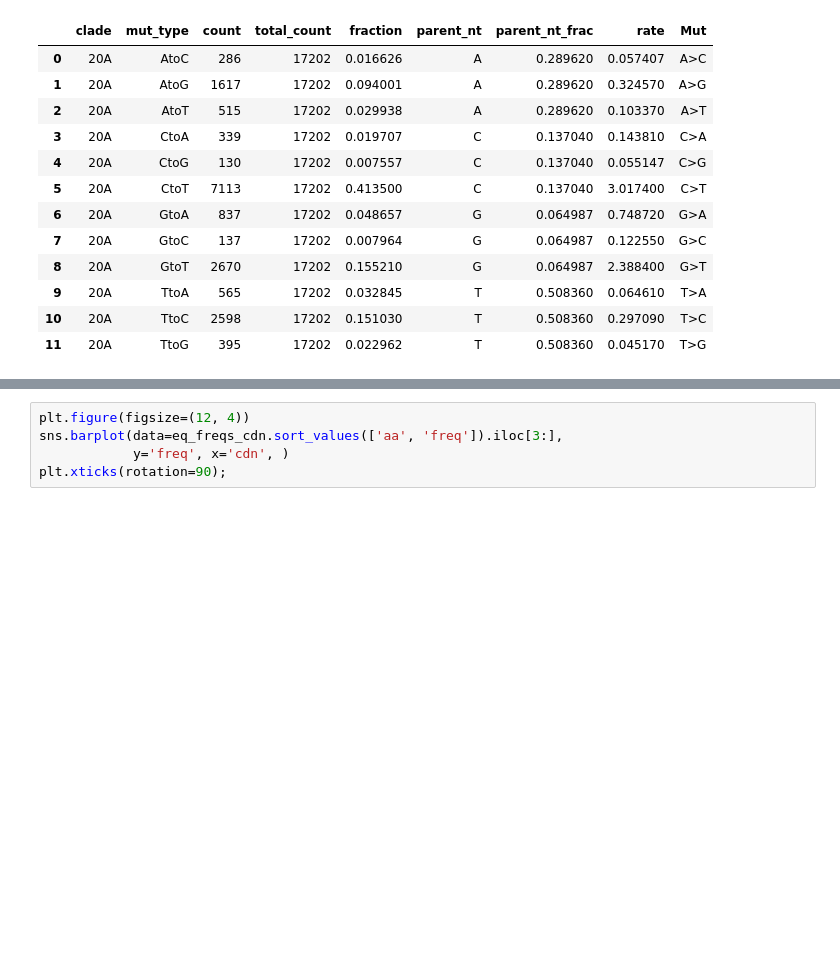
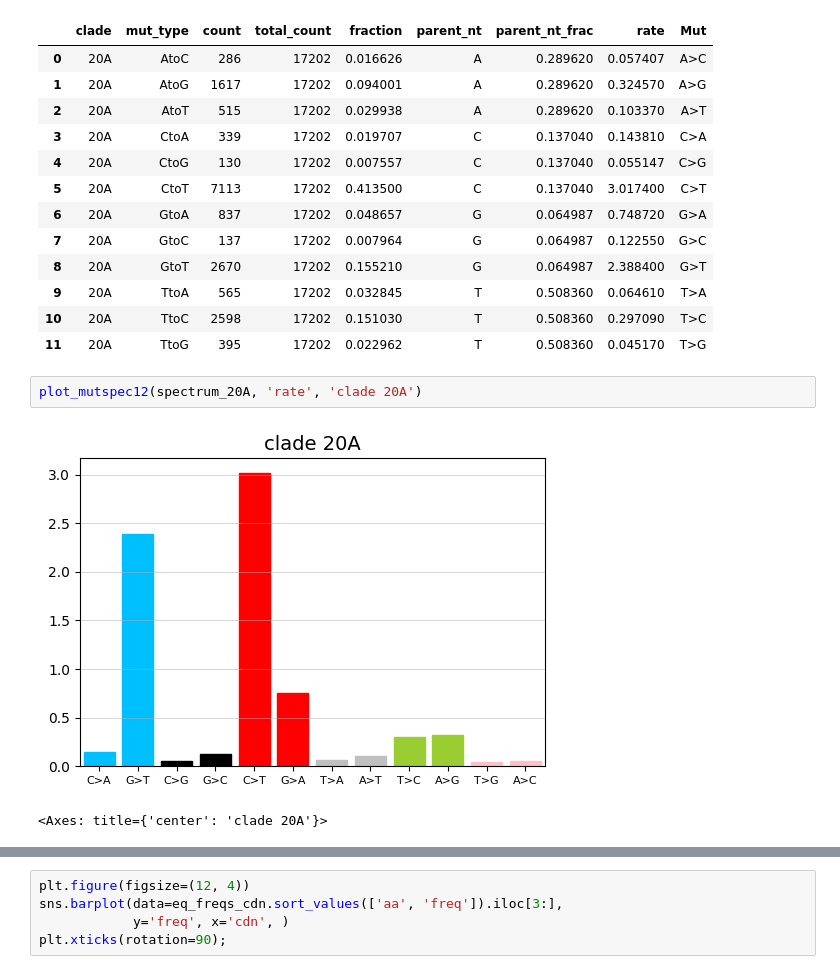
Before and after one commit to mitoclub/RNAViralMutSpec, a Jupyter notebook: sars-cov-2_aa_subst/process.ipynb, the cells around one changed output, grey strips where cells are left out. Drawn from its saved outputs; the diff is of its cells as text; blank space fills up the shorter version.

```diff
--- a/sars-cov-2_aa_subst/process.ipynb
+++ b/sars-cov-2_aa_subst/process.ipynb
@@ -38,4 +44,9 @@ spectrum_20A
 | 9 | 20A | TtoA | 565 | 17202 | 0.032845 | T | 0.508360 | 0.064610 | T>A |
 | 10 | 20A | TtoC | 2598 | 17202 | 0.151030 | T | 0.508360 | 0.297090 | T>C |
 | 11 | 20A | TtoG | 395 | 17202 | 0.022962 | T | 0.508360 | 0.045170 | T>G |
+# %%
+plot_mutspec12(spectrum_20A, 'rate', 'clade 20A')
+# %% [output]
+[figure, added]
+<Axes: title={'center': 'clade 20A'}>
 # %%
```
Also changed, not shown: parts of 27 cells of this notebook, 3 other files.
